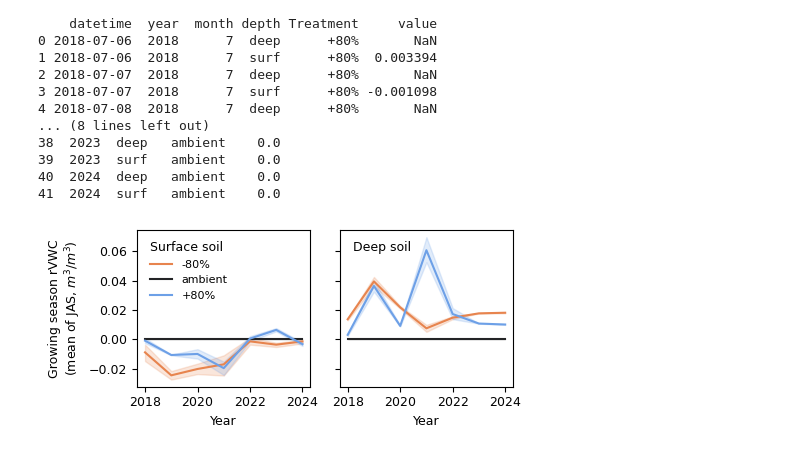
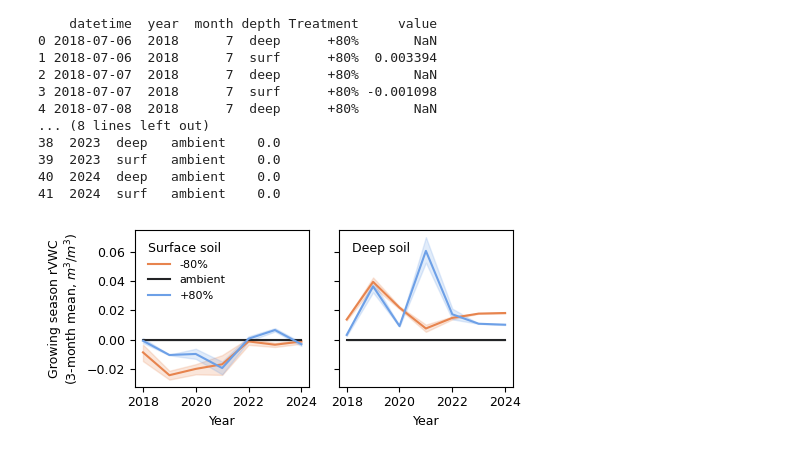
Before and after one commit to jornada-im/pubs-gc-ltreb, a Jupyter notebook: manuscripts/schadenfreude/SoilMoisture.ipynb, the cells around one changed output. Saved outputs shown, nothing was run; the diff lists cells and outputs as text; code cells hidden in the pictures.

```diff
--- a/manuscripts/schadenfreude/SoilMoisture.ipynb
+++ b/manuscripts/schadenfreude/SoilMoisture.ipynb
@@ -306,27 +306,27 @@ Treatment   datetime  year  month depth      +80%      -80%  ambient
 # %%
 # Plot the growing-season mean of relative VWC for each treatment in
 # surface and deep sensors
 plt.rcParams.update({'font.size':9})
 fig, ax = plt.subplots(1, 2, figsize=(5.0,2.25), sharey=True, sharex=False)
 ax0 = sns.lineplot(data=gs_rel_daily[gs_rel_daily.depth=='surf'],
                 ax = ax[0], legend=True, errorbar=('ci', 95),
                 x='year', y='value', hue='Treatment',
                 hue_order=['-80%', 'ambient','+80%'])
 ax0.set_xlabel('Year')
-ax0.set_ylabel('Monsoon season rVWC\n(3-month mean, $m^3/m^3$)')
+ax0.set_ylabel('Growing season rVWC\n(3-month mean, $m^3/m^3$)')
 ax0.text(2018.2, 0.06, 'Surface soil' )
 ax0.legend(loc=(0.05,0.52), prop={'size': 8}, framealpha=0.0)
 
 ax1 = sns.lineplot(data=gs_rel_daily[gs_rel_daily.depth=='deep'],
                 ax = ax[1], errorbar=('ci', 95), legend = False,
                 x='year', y='value', hue='Treatment',
                 hue_order=['-80%', 'ambient','+80%'])
 ax1.set_xlabel('Year')
 
 ax1.text(2018.2, 0.06, 'Deep soil' )
 plt.tight_layout()
 
-plt.savefig(out_path + '/figs/figS3_relVWC_2layer_ciday.jpg', dpi=400, facecolor='w')
-plt.savefig(out_path + '/figs/figS3_relVWC_2layer_ciday.pdf', dpi=400, facecolor='w')
+plt.savefig(out_path + '/figs/figS2_relVWC_2layer_ciday.jpg', dpi=400, facecolor='w')
+plt.savefig(out_path + '/figs/figS2_relVWC_2layer_ciday.pdf', dpi=400, facecolor='w')
 # %% [output]
-[figure, old version]
+[figure, new version]
```
Also changed, not shown: parts of 1 cell of this notebook, 2 other files.
